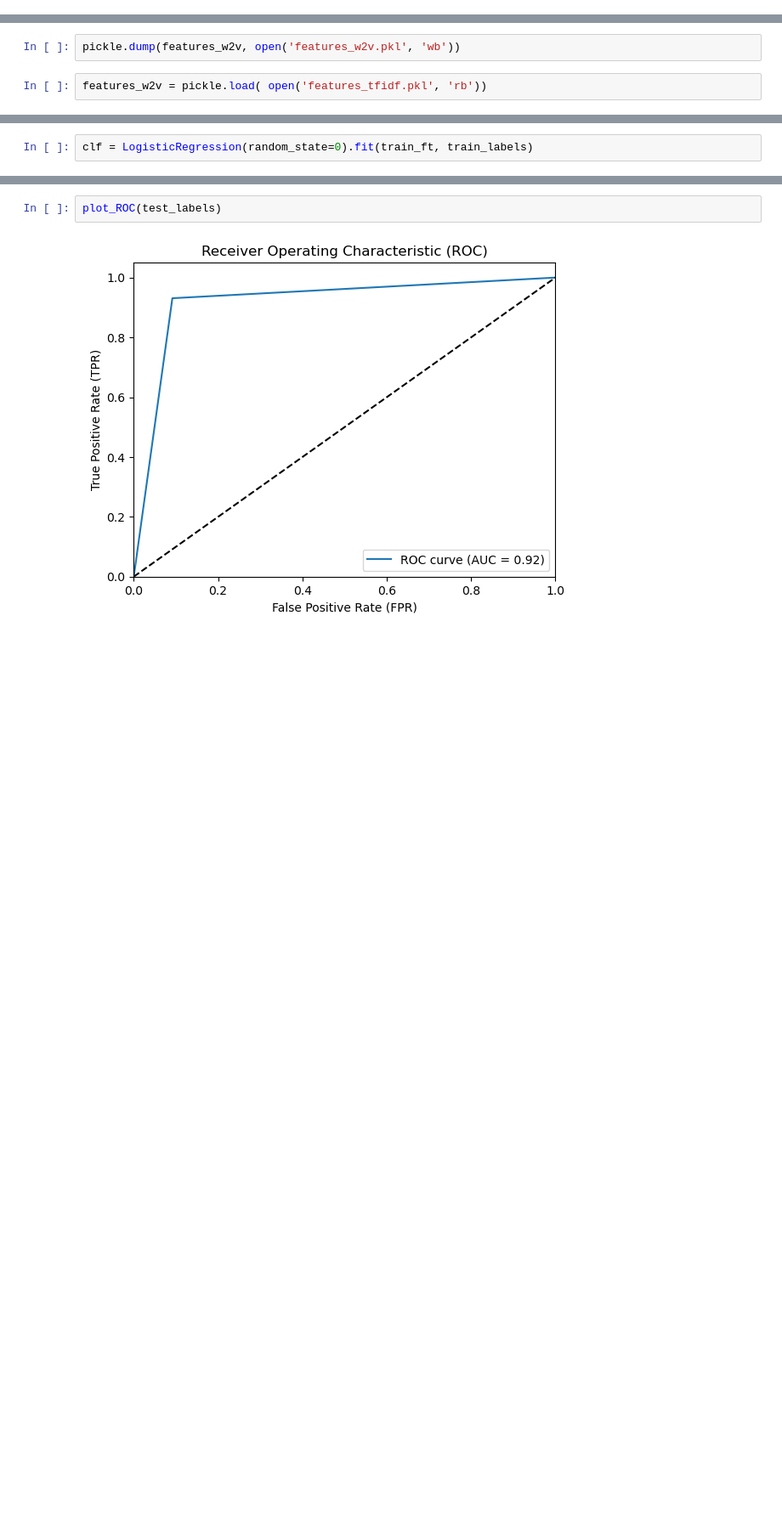
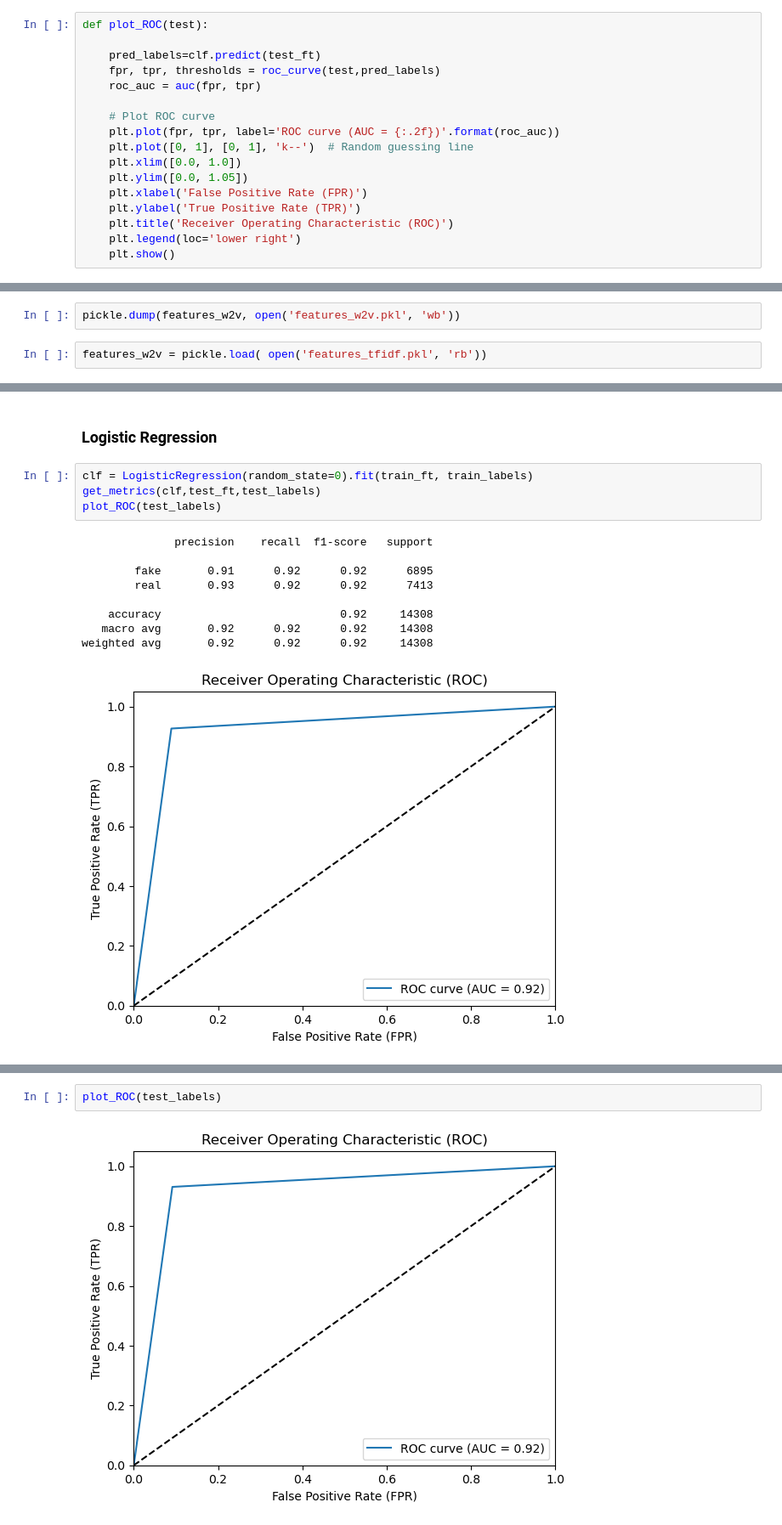
Before and after one commit to Uthkarshh/Feature_Engineering_Project_Group_8, a Jupyter notebook: models.ipynb, the cells around one changed output, grey strips where cells are left out. Shown at 85% size. Saved outputs shown, nothing was run; the diff lists cells and outputs as text; blank space fills up the shorter version.

```diff
--- a/models.ipynb
+++ b/models.ipynb
@@ -20,0 +28,17 @@ word_tfidf_weights=pickle.load( open('word_tfidf_weights.pkl', 'rb'))
+# %%
+def plot_ROC(test):
+
+    pred_labels=clf.predict(test_ft)
+    fpr, tpr, thresholds = roc_curve(test,pred_labels)
+    roc_auc = auc(fpr, tpr)
+
+    # Plot ROC curve
+    plt.plot(fpr, tpr, label='ROC curve (AUC = {:.2f})'.format(roc_auc))
+    plt.plot([0, 1], [0, 1], 'k--')  # Random guessing line
+    plt.xlim([0.0, 1.0])
+    plt.ylim([0.0, 1.05])
+    plt.xlabel('False Positive Rate (FPR)')
+    plt.ylabel('True Positive Rate (TPR)')
+    plt.title('Receiver Operating Characteristic (ROC)')
+    plt.legend(loc='lower right')
+    plt.show()
@@ -161,8 +269,22 @@ print(" test data features shape {} \n test data labels shape {}".format(test_ft
 
  test data features shape (14308, 115)
  test data labels shape (14308,)
+# %% [markdown]
+### Logistic Regression
 # %%
 clf = LogisticRegression(random_state=0).fit(train_ft, train_labels)
+get_metrics(clf,test_ft,test_labels)
+plot_ROC(test_labels)
+# %% [output]
+              precision    recall  f1-score   support
+
+        fake       0.91      0.92      0.92      6895
+        real       0.93      0.92      0.92      7413
+
+    accuracy                           0.92     14308
+   macro avg       0.92      0.92      0.92     14308
+weighted avg       0.92      0.92      0.92     14308
+[figure, added]
 # %%
 get_metrics(clf,test_ft,test_labels)
 # %% [output]
```
Also changed, not shown: parts of 49 cells of this notebook.
